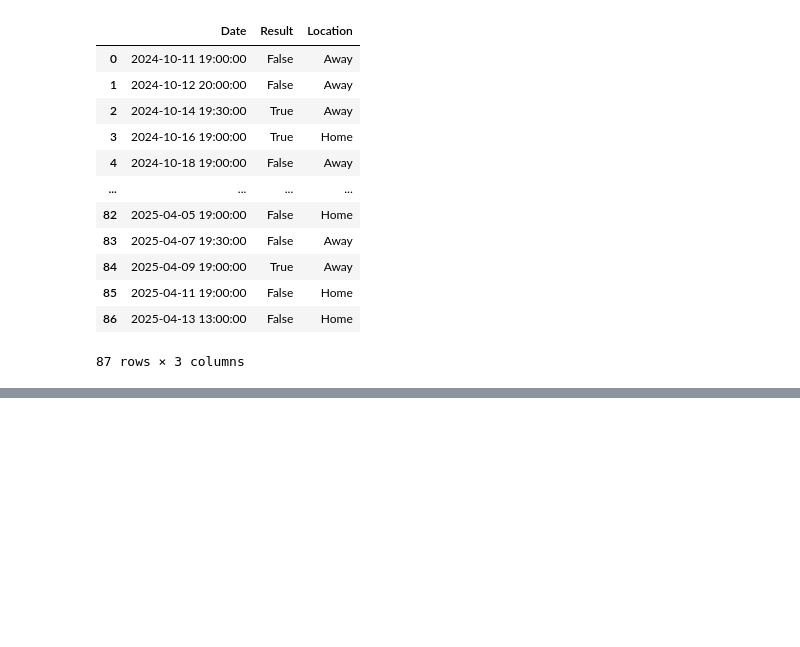
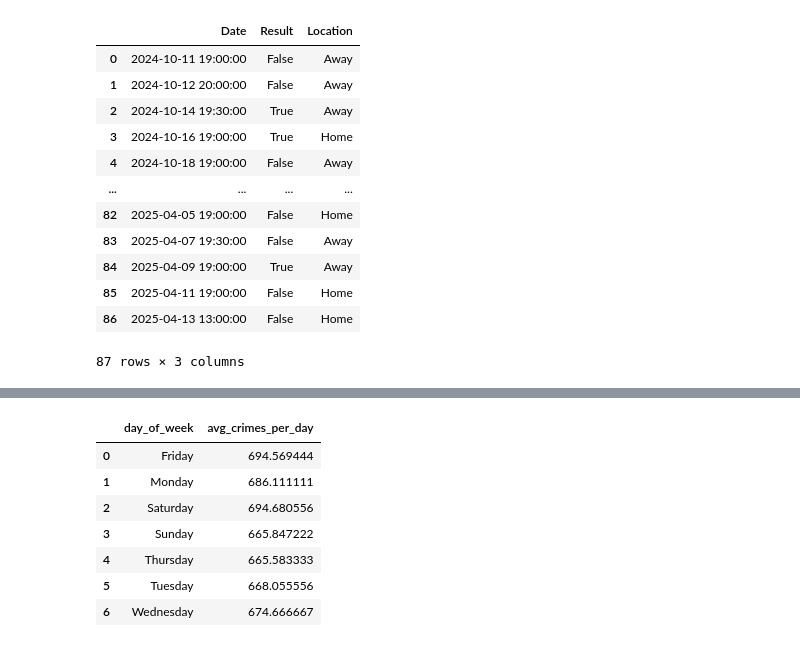
Before and after one commit to pwax1120/mcdermid_waxman_final_project, a Jupyter notebook: code/functions_file.ipynb, the cells around one changed output, grey strips where cells are left out. Cells and saved outputs as stored; diff of their text form; code cells hidden in the pictures; blank space fills up the shorter version.

```diff
--- a/code/functions_file.ipynb
+++ b/code/functions_file.ipynb
@@ -155,0 +202,11 @@ nba_game_date("76ers",2024)
+# %%
+chicago_avg_by_day
+# %% [output]
+|  | day_of_week | avg_crimes_per_day |
+| 0 | Friday | 694.569444 |
+| 1 | Monday | 686.111111 |
+| 2 | Saturday | 694.680556 |
+| 3 | Sunday | 665.847222 |
+| 4 | Thursday | 665.583333 |
+| 5 | Tuesday | 668.055556 |
+| 6 | Wednesday | 674.666667 |
```
Also changed, not shown: parts of 13 cells of this notebook, 1 other file.
